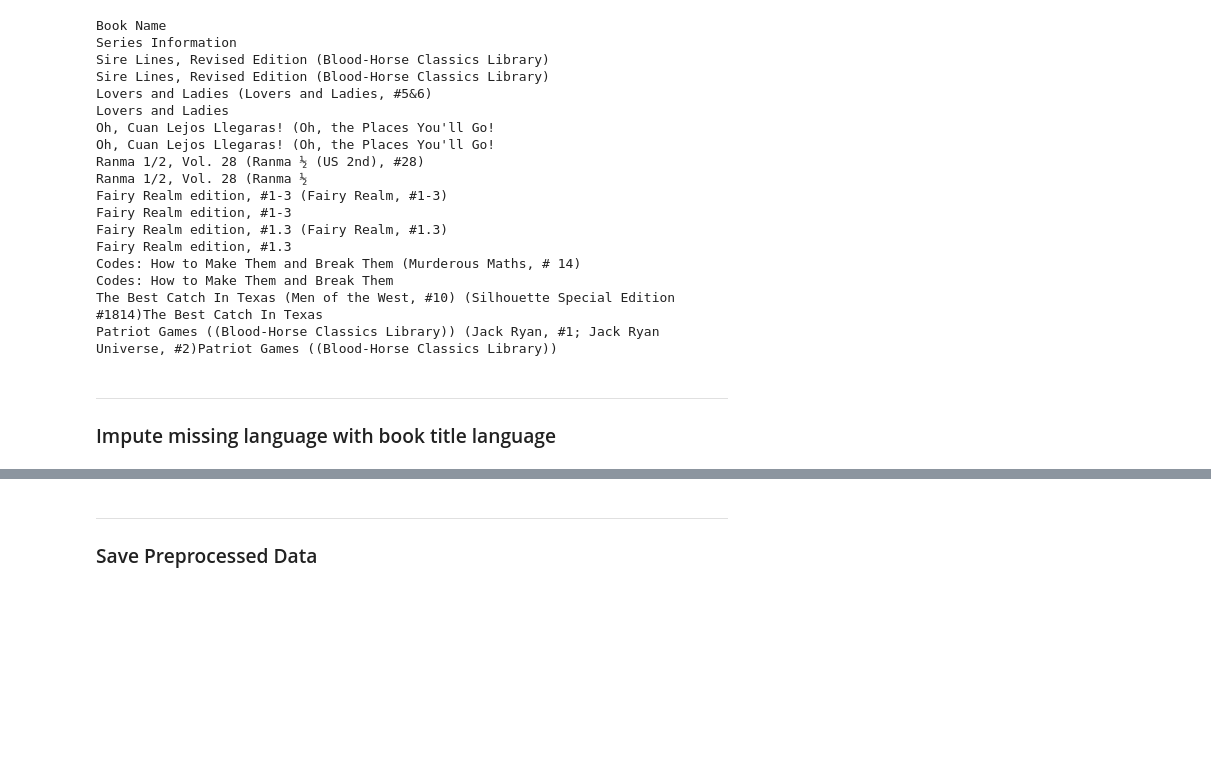
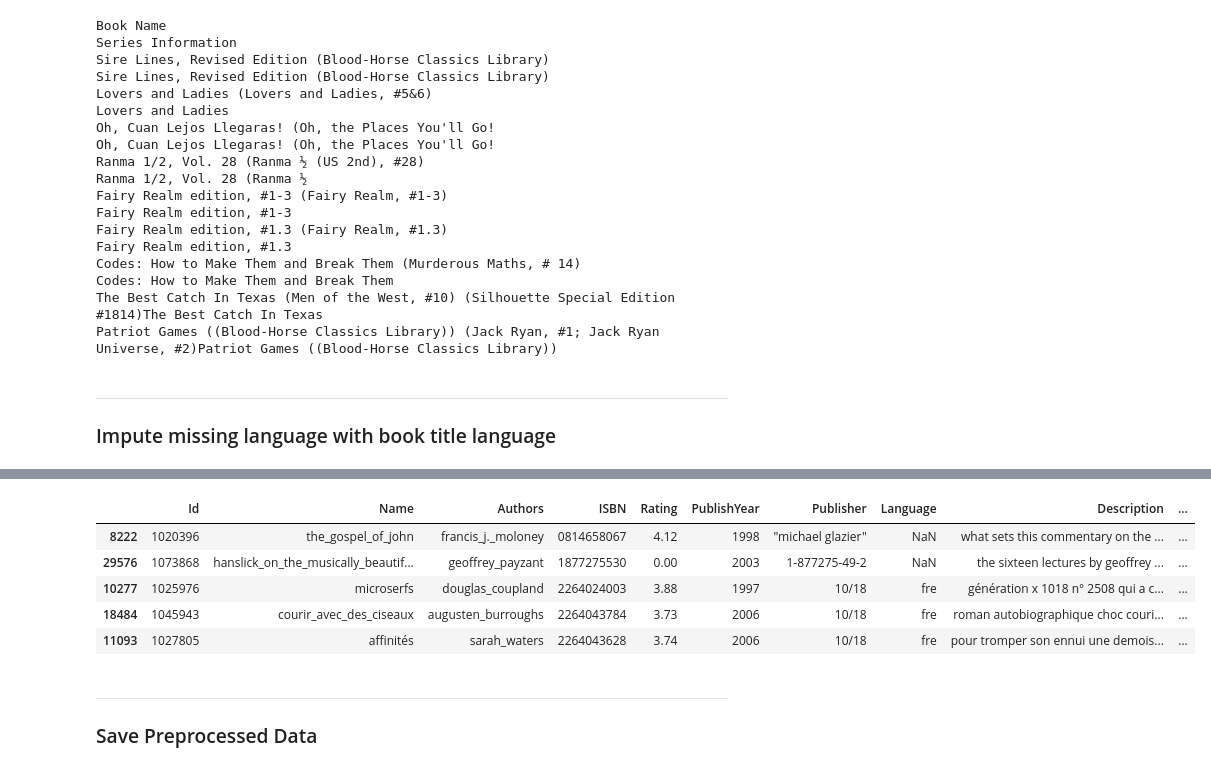
Before and after one commit to AmoliR/nlp-for-book-recommendation, a Jupyter notebook: eda.ipynb, the cells around one changed output, grey strips where cells are left out. Drawn from its saved outputs; the diff is of its cells as text; code cells hidden in the pictures; blank space fills up the shorter version.

Commit message:
Data Cleaning: Transform author and book names to single token

```diff
--- a/eda.ipynb
+++ b/eda.ipynb
@@ -421,3 +426,14 @@ Patriot Games ((Blood-Horse Classics Library)) (Jack Ryan, #1; Jack Ryan Univers
+# %%
+eda_data["Authors"] = eda_data["Authors"].str.replace(' ','_')
+eda_data["Name"] = eda_data["Name"].str.replace(' ','_')
+eda_data.head()
+# %% [output]
+|  | Id | Name | Authors | ISBN | Rating | PublishYear | Publisher | Language | Description | ... |
+| 8222 | 1020396 | the_gospel_of_john | francis_j._moloney | 0814658067 | 4.12 | 1998 | "michael glazier" | NaN | what sets this commentary on the ... | ... |
+| 29576 | 1073868 | hanslick_on_the_musically_beautif... | geoffrey_payzant | 1877275530 | 0.00 | 2003 | 1-877275-49-2 | NaN | the sixteen lectures by geoffrey ... | ... |
+| 10277 | 1025976 | microserfs | douglas_coupland | 2264024003 | 3.88 | 1997 | 10/18 | fre | génération x 1018 n° 2508 qui a c... | ... |
+| 18484 | 1045943 | courir_avec_des_ciseaux | augusten_burroughs | 2264043784 | 3.73 | 2006 | 10/18 | fre | roman autobiographique choc couri... | ... |
+| 11093 | 1027805 | affinités | sarah_waters | 2264043628 | 3.74 | 2006 | 10/18 | fre | pour tromper son ennui une demois... | ... |
 # %% [markdown]
 ---
 ### Save Preprocessed Data
```
Also changed, not shown: parts of 2 cells of this notebook.
